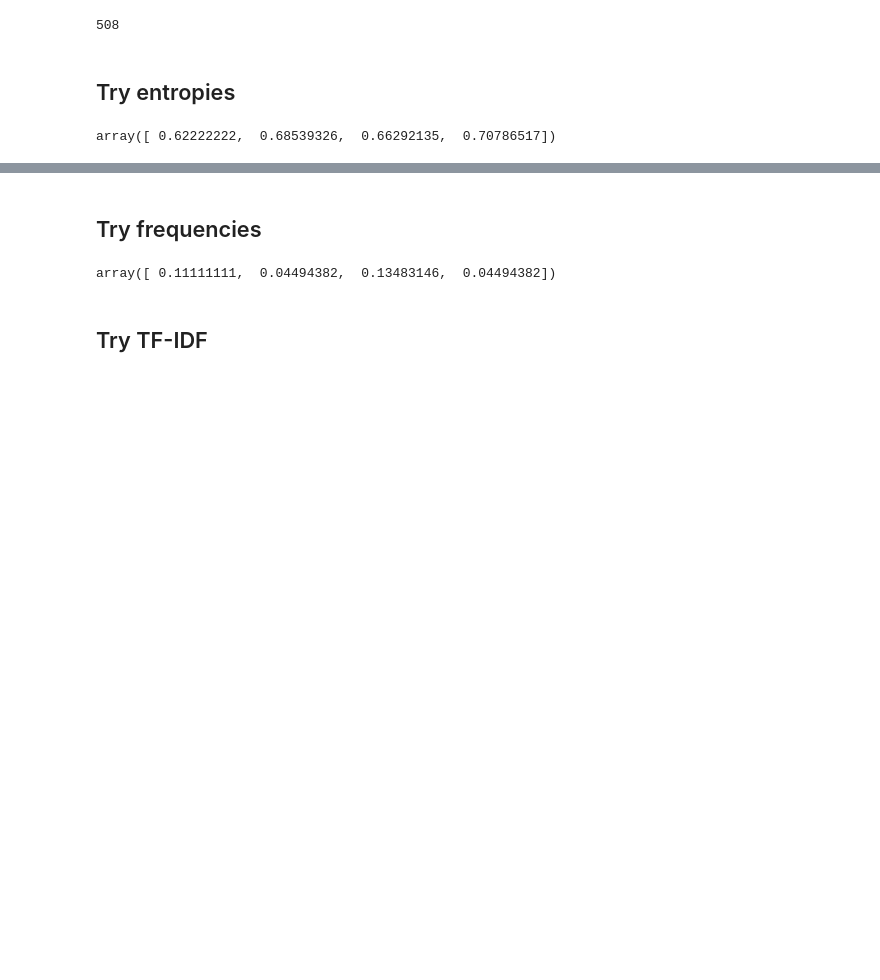
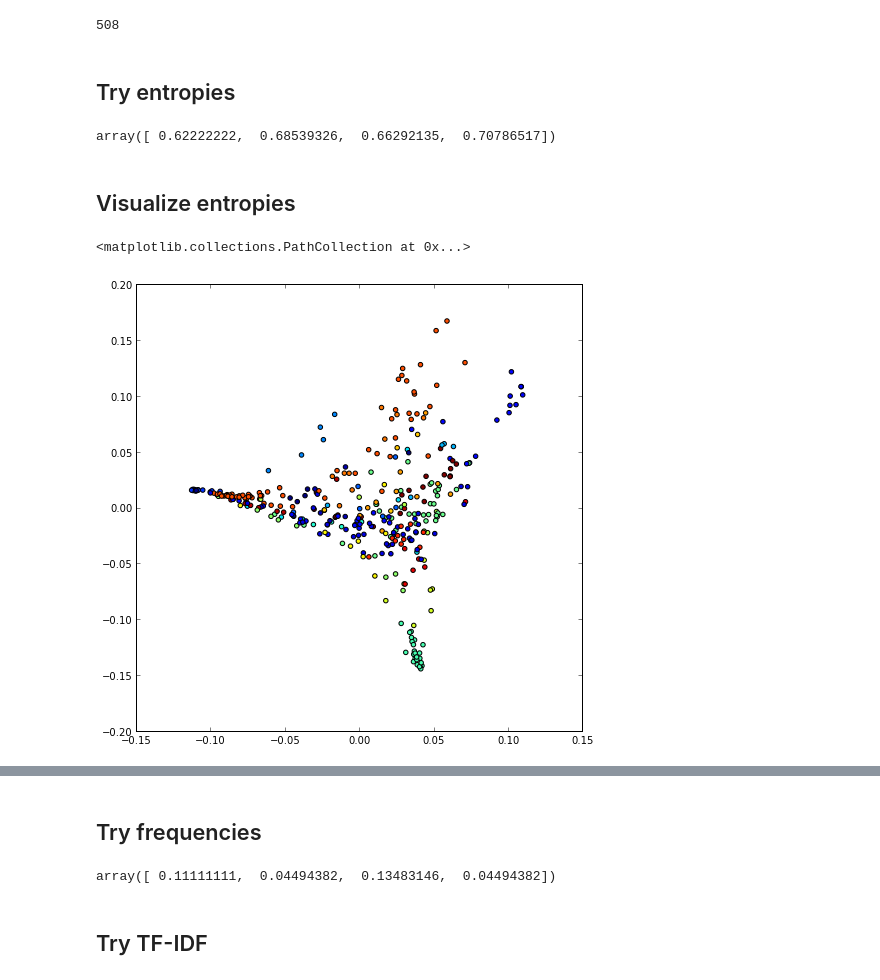
Before and after one commit to alepulver/tp-final-incc, a Jupyter notebook: notebooks/Test classification methods with CV.ipynb, the cells around one changed output, grey strips where cells are left out. Drawn from its saved outputs; the diff is of its cells as text; code cells hidden in the pictures; blank space fills up the shorter version.

Commit message:
add scatter plots of projections

```diff
--- a/notebooks/Test classification methods with CV.ipynb
+++ b/notebooks/Test classification methods with CV.ipynb
@@ -38,3 +38,32 @@ scores = cross_validation.cross_val_score(predictor, books, authors,
 scores
 # %% [output]
 array([ 0.62222222,  0.68539326,  0.66292135,  0.70786517])
+# %% [markdown]
+## Visualize entropies
+# %%
+tokenizer = bc.BasicTokenizer()
+grouper = bc.FixedGrouper(500)
+extractor = bc.EntropiesExtractor(tokenizer, grouper)
+matrix_extractor = bc.SklExtractor(extractor)
+books, authors = train_collection.as_arrays()
+#predictor.fit(books, authors)
+# %%
+matrix_extractor.fit(books)
+books_matrix = matrix_extractor.transform(books)
+authors_indexer = bc.NumericIndexer(authors)
+authors_matrix = [authors_indexer.encode(a) for a in authors]
+# %%
+# factor analysis, independent component analysis, non-negative matrix factorization,
+# principal component analysis, etc aren't possible because it's sparse
+
+svd = decomposition.TruncatedSVD(n_components=100, n_iterations=10)
+svd_matrix = svd.fit_transform(books_matrix)
+# %%
+# method=... argument does't help much
+lle = manifold.LocallyLinearEmbedding(40, n_components=2)
+lle_matrix = isomap.fit_transform(svd_matrix)
+plt.figsize(8, 8)
+scatter(isomap_matrix[:, 0], isomap_matrix[:, 1], c=authors_matrix)
+# %% [output]
+<matplotlib.collections.PathCollection at 0x...>
+[figure, added]
```
Also changed, not shown: parts of 4 cells of this notebook, 1 other file.
